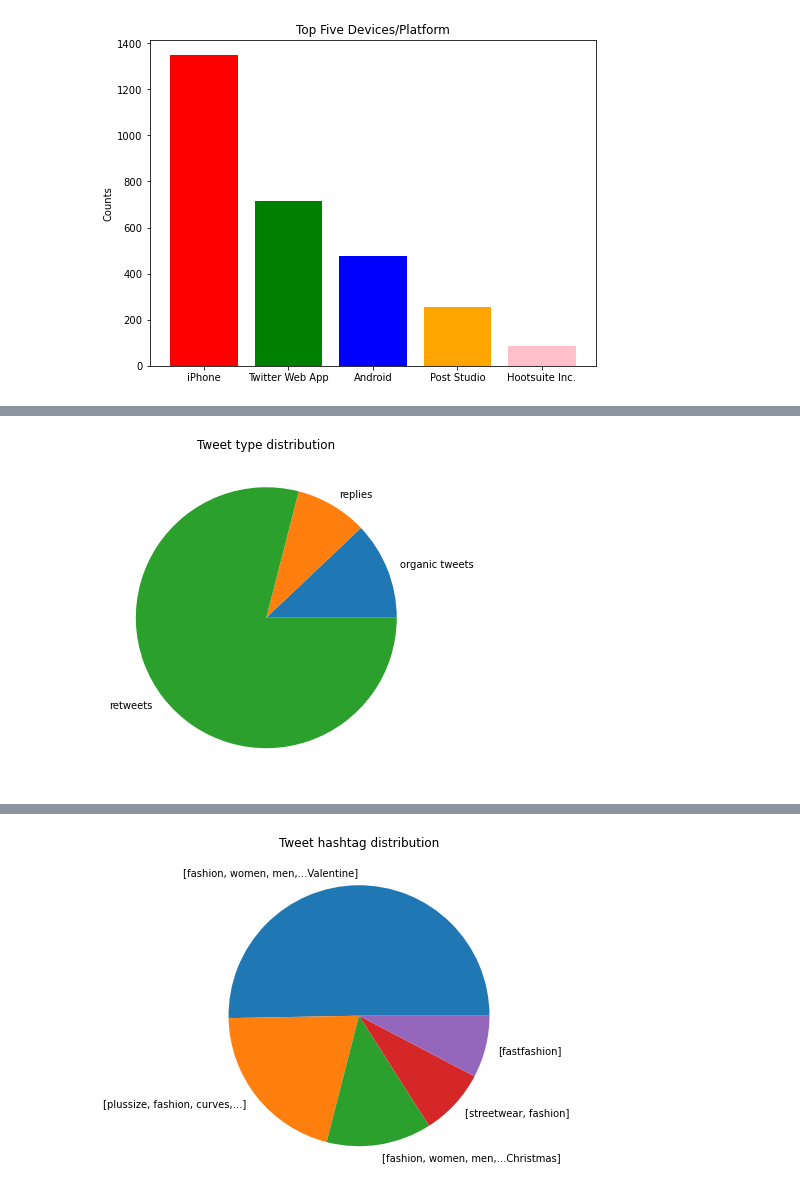
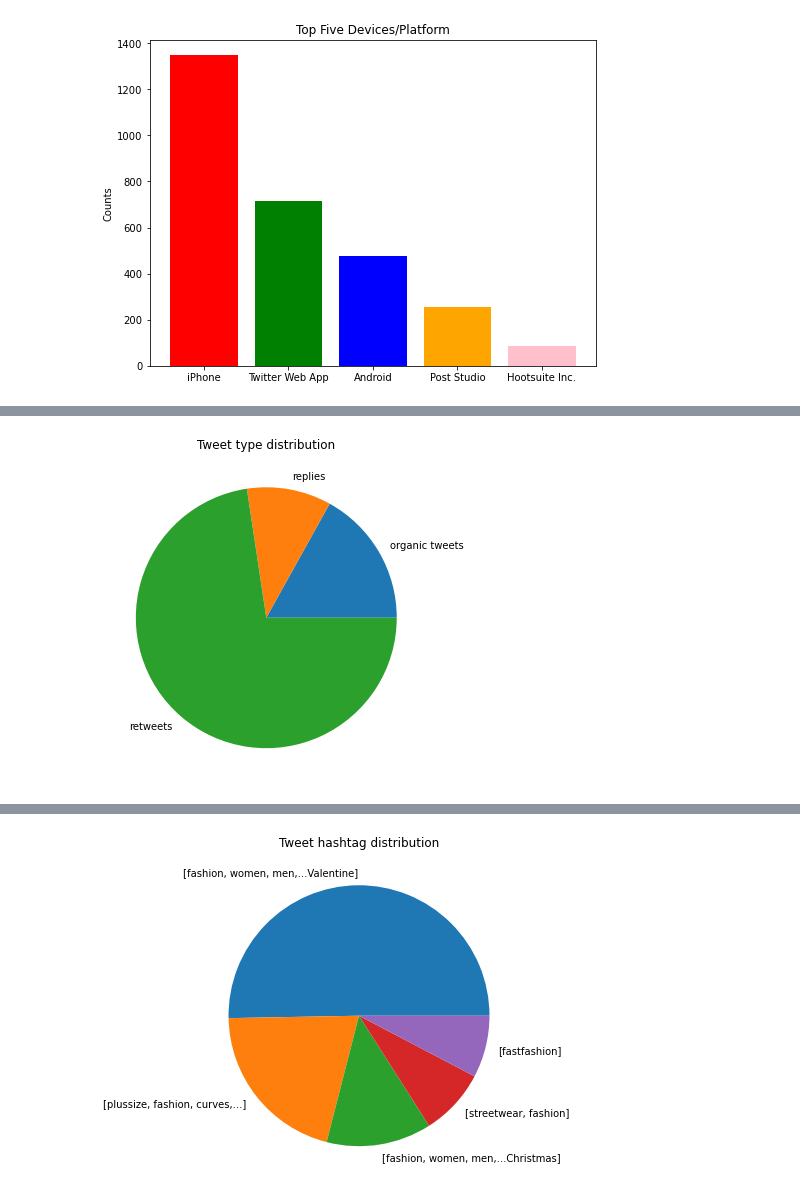
Before and after one commit to Reggie1314/DH140_Final_Test, a Jupyter notebook: Final_Project.ipynb, the cells around one changed output, grey strips where cells are left out. Cells and saved outputs as stored; diff of their text form; code cells hidden in the pictures.

```diff
--- a/Final_Project.ipynb
+++ b/Final_Project.ipynb
@@ -85,9 +170,22 @@ plt.show()
 # %%
+# making a pie plot visualizing the distribution of tweet types (organic tweets, replies, retweets)
+
+# I used the larger dataset for this visualization for a larger sample size
+# Calculating the counts of organic tweets, replies, and retweets respectively
+fashion_large = pd.read_csv("fastfashion_cleaned_full.csv")
+count_reply = 0
+for i in fashion_large["inReplyToTweetId"]:
+    if not math.isnan(i):
+        count_reply += 1
+count_organic = 10025 - count_reply
+count_retweet = fashion_large["retweetCount"].sum()
 tweets_type = ['organic tweets', 'replies', 'retweets']
-tweets_type_counts = [12.08, 8.92, 79]
+tweets_type_counts = [count_organic, count_reply, count_retweet]
+
+# creating the pie plot showcasing relative proportions of tweet type
 plt.figure(figsize=(8, 6))
 plt.pie(tweets_type_counts, labels = tweets_type)
 plt.title('Tweet type distribution')
 plt.show()
 # %% [output]
-[figure, old version]
+[figure, new version]
```
Also changed, not shown: parts of 36 cells of this notebook, 3 other files.
